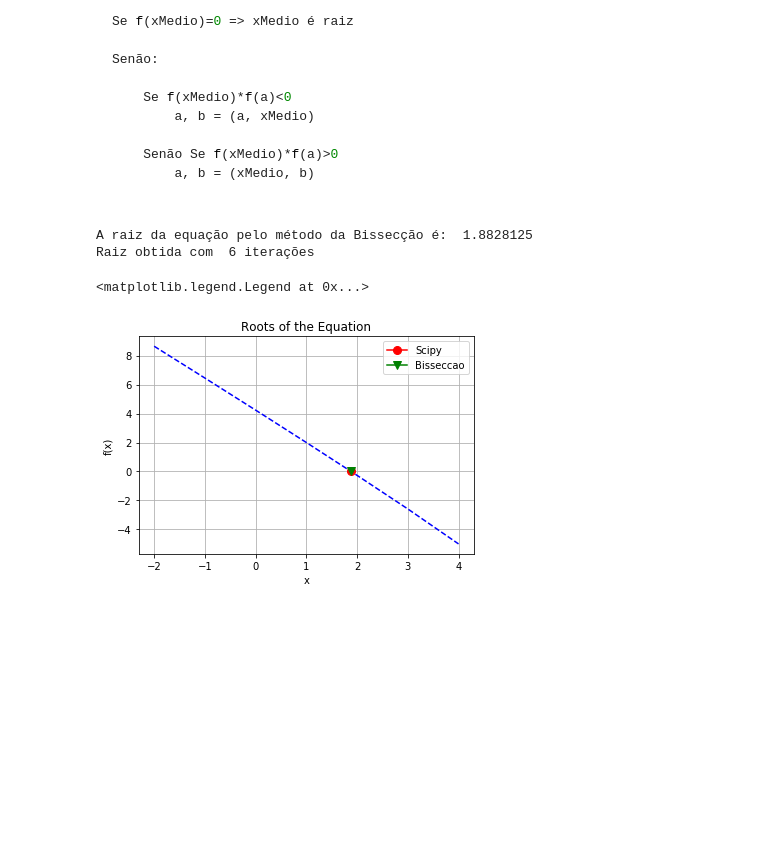
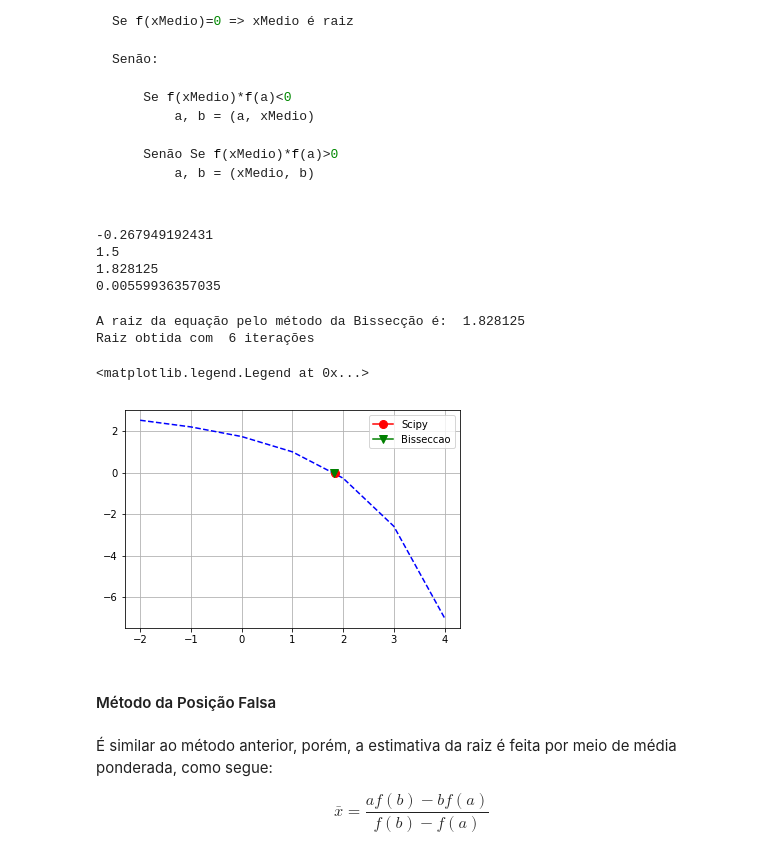
Before and after one commit to raphaellmsousa/calculoNumerico, a Jupyter notebook: exemplo1.ipynb, the cells around one changed output. Drawn from its saved outputs; the diff is of its cells as text; code cells hidden in the pictures; blank space fills up the shorter version.

Commit message:
updates Metodo da bisseccao e posicao falsa

````diff
--- a/exemplo1.ipynb
+++ b/exemplo1.ipynb
@@ -26,6 +26,16 @@ Obs.: A verificação do domínio é importante pois vai definir os limites de v
 import numpy as np
 import math
 import matplotlib.pyplot as plt
+# %%
+#def f(x):
+    #Domínio da função:
+    #x>=-1/3
+#    return math.sqrt(3*x+1)-2*math.exp(-3*x)
+
+def f(x):
+    #Domínio da função:
+    #x<=5
+    return math.sqrt(5-x)-(2**x*2**(-1))
 # %% [markdown]
 #### Fase 1: Isolameno da raiz em um intervalo
 # %%
@@ -106,8 +108,10 @@ plt.show()
 \begin{equation}
 \bar{x} = (a + b)/2
 \end{equation}
-# %%
-xMedio = (a + b)/2
+# %%
+def xMedioBisseccao(a, b):
+    xMedio = (a + b)/2.0
+    return xMedio
 # %% [markdown]
 #### 2. Calcula-se f(xMedio):
 
@@ -123,42 +127,63 @@ Senão:
         a, b = (xMedio, b)
 
 ```
+# %%
+print f(2)
+print xMedioBisseccao(a0, b0)
+
+print xMedioBisseccao(1.8125, 1.84375)
+print f(xMedioBisseccao(1.8125, 1.84375))
+# %% [output]
+-0.267949192431
+1.5
+1.828125
+0.00559936357035
 # %%
-cont = 0
+cont = 1
+a = a0
+b = b0
 
-if f(xMedio) == 0:
-    print "A raiz da Equação é: ", xMedio
+if f(xMedioBisseccao(a,b)) == 0:
+    print "A raiz da Equação é: ", xMedioBisseccao(a, b)
 
 else:
-    while (abs(f(xMedio))>0.01):
+    while (abs(f(xMedioBisseccao(a, b)))>0.01):
+        xMedio = xMedioBisseccao(a,b)
         if f(xMedio)*f(a)<0:
-            b = xMedio
+            b = xMedioBisseccao(a,b)
 
         if f(xMedio)*f(a)>0:
-            a = xMedio
+            a = xMedioBisseccao(a,b)
 
-        xMedio = (a + b)/2.0
         cont = cont+1
 
-print "A raiz da equação pelo método da Bissecção é: ", xMedio
-print "Raiz obtida com ", cont-1, "iterações"
+print "A raiz da equação pelo método da Bissecção é: ", xMedioBisseccao(a,b)
+print "Raiz obtida com ", cont, "iterações"
 # %% [output]
-A raiz da equação pelo método da Bissecção é:  1.8828125
+A raiz da equação pelo método da Bissecção é:  1.828125
 Raiz obtida com  6 iterações
 # %%
-fig = plt.figure()
+# fig = plt.figure()
 ax = fig.add_subplot(111)
 
 plt.plot(xAxisArray, functionArray, 'b--')
 plt.plot([root], [0], marker='o', markersize=8, color='red', label='Scipy')
-plt.plot([xMedio], [0], marker='v', markersize=8, color='green', label='Bisseccao')
+plt.plot([xMedioBisseccao(a,b)], [0], marker='v', markersize=8, color='green', label='Bisseccao')
 
 ax.set_title("Roots of the Equation")
 ax.set_xlabel('x')
 ax.set_ylabel('f(x)')
 
 plt.grid(True)
 plt.legend()
 # %% [output]
 <matplotlib.legend.Legend at 0x...>
-[figure, old version]
+[figure, new version]
+# %% [markdown]
+#### Método da Posição Falsa
+# %% [markdown]
+É similar ao método anterior, porém, a estimativa da raiz é feita por meio de média ponderada, como segue:
+
+\begin{equation}
+\bar{x} = \frac{af(b)-bf(a)}{f(b)-f(a)}
+\end{equation}
````
Also changed, not shown: parts of 8 cells of this notebook.
